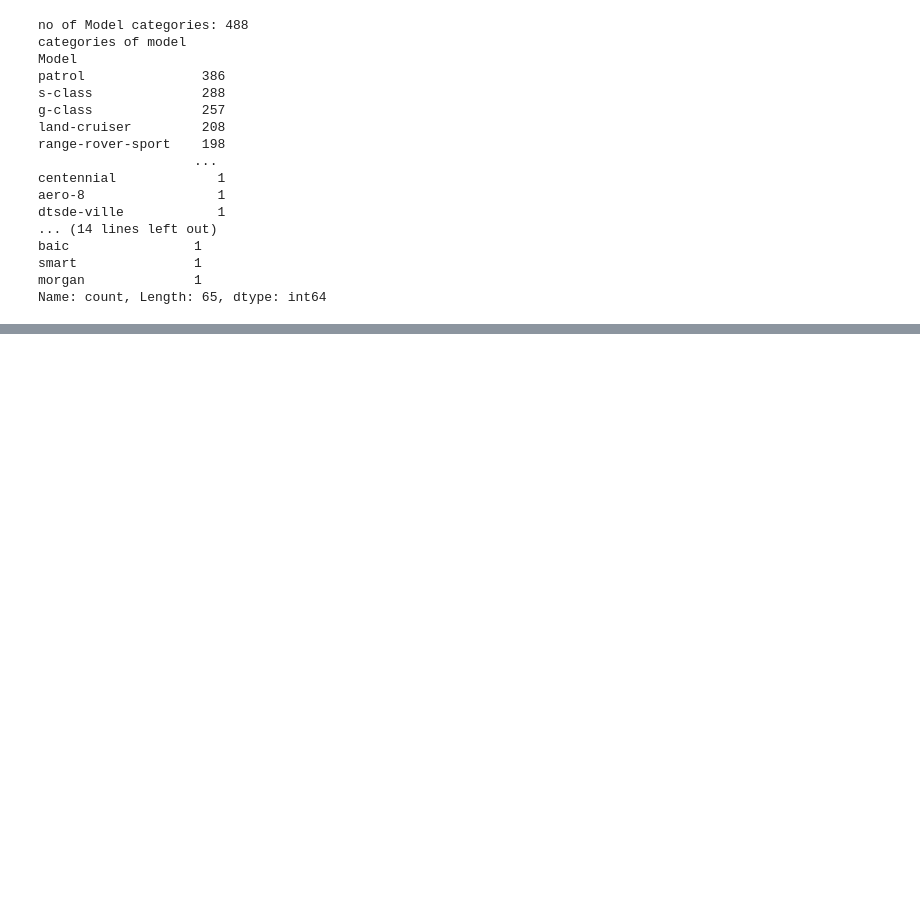
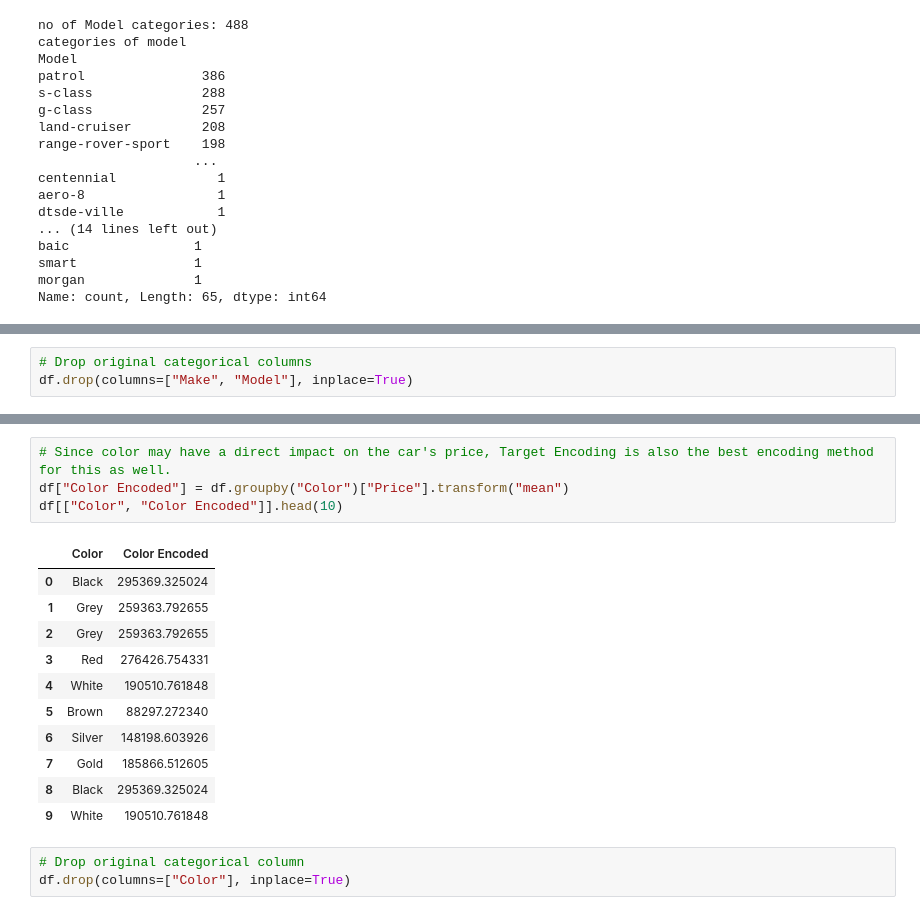
Before and after one commit to DinithKumudika/IS4116---Business-Intelligence-Systems---Assingnment-2, a Jupyter notebook: preprocess.ipynb, the cells around one changed output, grey strips where cells are left out. Saved outputs shown, nothing was run; the diff lists cells and outputs as text; blank space fills up the shorter version.

```diff
--- a/preprocess.ipynb
+++ b/preprocess.ipynb
@@ -437,0 +444,3 @@ df.head(5)
+# %%
+# Drop original categorical columns
+df.drop(columns=["Make", "Model"], inplace=True)
@@ -437,0 +469,19 @@ df.head(5)
+# %%
+# Since color may have a direct impact on the car's price, Target Encoding is also the best encoding method for this as well.
+df["Color Encoded"] = df.groupby("Color")["Price"].transform("mean")
+df[["Color", "Color Encoded"]].head(10)
+# %% [output]
+|  | Color | Color Encoded |
+| 0 | Black | 295369.325024 |
+| 1 | Grey | 259363.792655 |
+| 2 | Grey | 259363.792655 |
+| 3 | Red | 276426.754331 |
+| 4 | White | 190510.761848 |
+| 5 | Brown | 88297.272340 |
+| 6 | Silver | 148198.603926 |
+| 7 | Gold | 185866.512605 |
+| 8 | Black | 295369.325024 |
+| 9 | White | 190510.761848 |
+# %%
+# Drop original categorical column
+df.drop(columns=["Color"], inplace=True)
```
Also changed, not shown: parts of 10 cells of this notebook.
